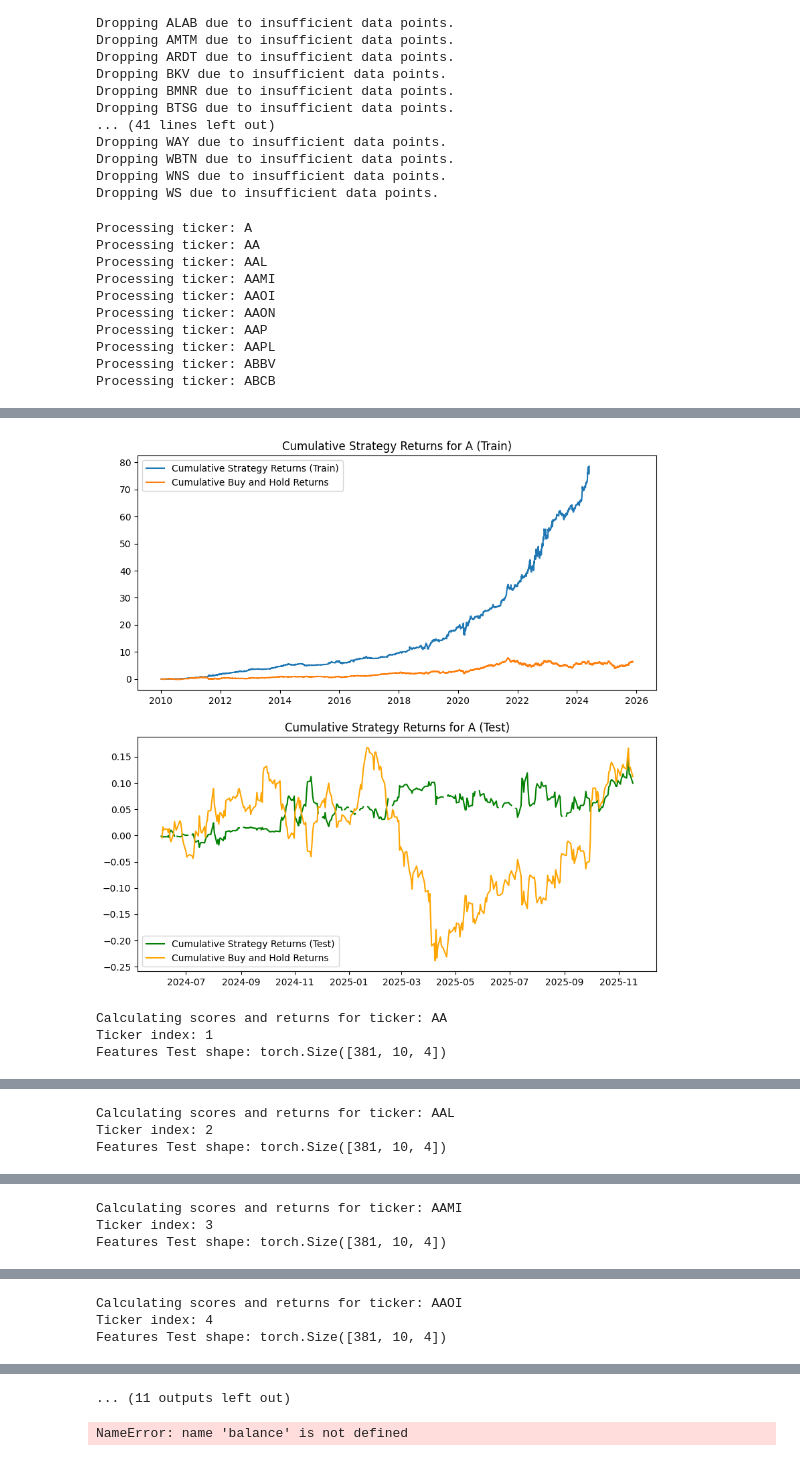
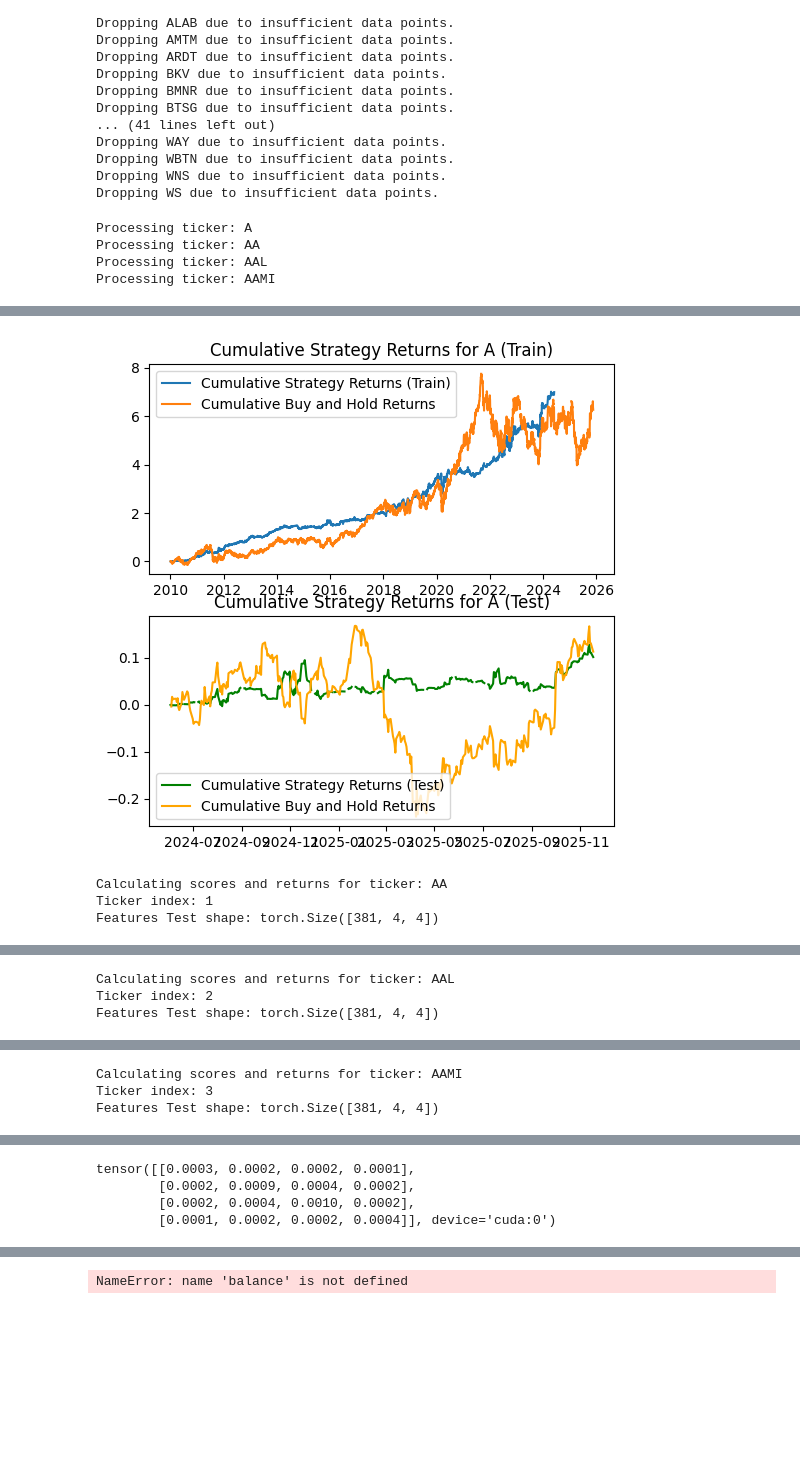
Before and after one commit to AdamDanklefsen/Quant, a Jupyter notebook: Quant/Value.ipynb, the cells around one changed output, grey strips where cells are left out. Cells and saved outputs as stored; diff of their text form; code cells hidden in the pictures; blank space fills up the shorter version.

```diff
--- a/Quant/Value.ipynb
+++ b/Quant/Value.ipynb
@@ -79,7 +79,7 @@ shares.to_hdf('../AlphaVantageData/Shares/SharesData.h5', key='shares', mode='w'
 import Quant.ValueController as qvc
 import torch
 
-Ntickers = 10
+Ntickers = 4
 SPY = yf.Ticker('SPY').history(start=startdate)['Close']
 SPY_CAGR = (SPY.iloc[-1] / SPY.iloc[0]) ** (1 / ((SPY.index[-1] - SPY.index[0]).days / 365.25)) - 1
 
@@ -130,8 +130,8 @@ ReturnOnEquity_Train = ReturnOnEquity[ReturnOnEquity.index < TestSplitDate][[tic
 IncomeGrowth_Train = IncomeGrowth[IncomeGrowth.index < TestSplitDate][[ticker for ticker in tickers[:Ntickers]]].fillna(0)
 price_data_Train = price_data[price_data.index < TestSplitDate][[ticker for ticker in tickers[:Ntickers]]].fillna(method='ffill')
 model = qvc.ValueController(4,1,
-                            Wxy=torch.tensor([ 0.14296229,  0.02535797, -0.00771525,  0.00160718], device='cuda').reshape(4,1),
-                            bxy=torch.tensor([0.018177], device='cuda'))
+                            Wxy=torch.tensor([ 1.3772085, 0.21018423, -0.06228735, 0.0390754], device='cuda').reshape(4,1),
+                            bxy=torch.tensor([0.123316], device='cuda'))
 model.train(MomentumScore_Train,
             PriceToBook_Train,
             ReturnOnEquity_Train,
@@ -201,7 +201,7 @@ for ticker in tickers[:Ntickers]:
           (rets_Test - price_logrets_Test).std() * np.sqrt(252)
 
 
-    plt.subplots(2,1, figsize=(10,10))
+    plt.subplots(2,1, figsize=(6,6))
     plt.subplot(2,1,1)
     plt.plot(cum_rets_Train, label='Cumulative Strategy Returns (Train)')
     plt.plot(price_cum_rets, label='Cumulative Buy and Hold Returns')
@@ -219,7 +219,13 @@ for ticker in tickers[:Ntickers]:
 
 rets_weighted = rets_Test_all @ model.weights
 cum_rets_weighted = np.exp( rets_weighted.cumsum() ) - 1
-price_logrets_Test_weighted = logrets[tickers[:Ntickers]][logrets.index >= TestSplitDate] @ model.weights
+hold_weights = qvc.calcWeights(torch.tensor(
+    logrets[tickers[:Ntickers]][logrets.index < TestSplitDate].fillna(0).values,
+    dtype=torch.float32,
+    device='cuda'
+)).detach().cpu().numpy()
+print(f"Hold Weights: {hold_weights}")
+price_logrets_Test_weighted = logrets[tickers[:Ntickers]][logrets.index >= TestSplitDate] @ hold_weights
 # price_logrets_Test_weighted = logrets[rets_Test_all.index >= TestSplitDate][tickers[:Ntickers]] @ model.weights
 price_cum_rets_weighted = np.exp( price_logrets_Test_weighted.cumsum() ) - 1
 
@@ -239,9 +245,3 @@ Processing ticker: A
 Processing ticker: AA
 Processing ticker: AAL
 Processing ticker: AAMI
-Processing ticker: AAOI
-Processing ticker: AAON
-Processing ticker: AAP
-Processing ticker: AAPL
-Processing ticker: ABBV
-Processing ticker: ABCB
@@ -265,4 +263,4 @@ Features Test shape: torch.Size([381, 10, 4])
-[figure, old version]
+[figure, new version]
 Calculating scores and returns for ticker: AA
 Ticker index: 1
-Features Test shape: torch.Size([381, 10, 4])
+Features Test shape: torch.Size([381, 4, 4])
@@ -270,3 +268,3 @@ Features Test shape: torch.Size([381, 10, 4])
 Calculating scores and returns for ticker: AAL
 Ticker index: 2
-Features Test shape: torch.Size([381, 10, 4])
+Features Test shape: torch.Size([381, 4, 4])
@@ -274,3 +272,3 @@ Features Test shape: torch.Size([381, 10, 4])
 Calculating scores and returns for ticker: AAMI
 Ticker index: 3
-Features Test shape: torch.Size([381, 10, 4])
+Features Test shape: torch.Size([381, 4, 4])
@@ -278,3 +276,4 @@ Features Test shape: torch.Size([381, 10, 4])
-Calculating scores and returns for ticker: AAOI
-Ticker index: 4
-Features Test shape: torch.Size([381, 10, 4])
+tensor([[0.0003, 0.0002, 0.0002, 0.0001],
+        [0.0002, 0.0009, 0.0004, 0.0002],
+        [0.0002, 0.0004, 0.0010, 0.0002],
+        [0.0001, 0.0002, 0.0002, 0.0004]], device='cuda:0')
@@ -285,4 +281,3 @@ Features Test shape: torch.Size([381, 10, 4])
-... (11 outputs left out)
 # %%
 tickers = TICKERS[:10]
 
```
Also changed, not shown: parts of 1 cell of this notebook, 2 other files.
